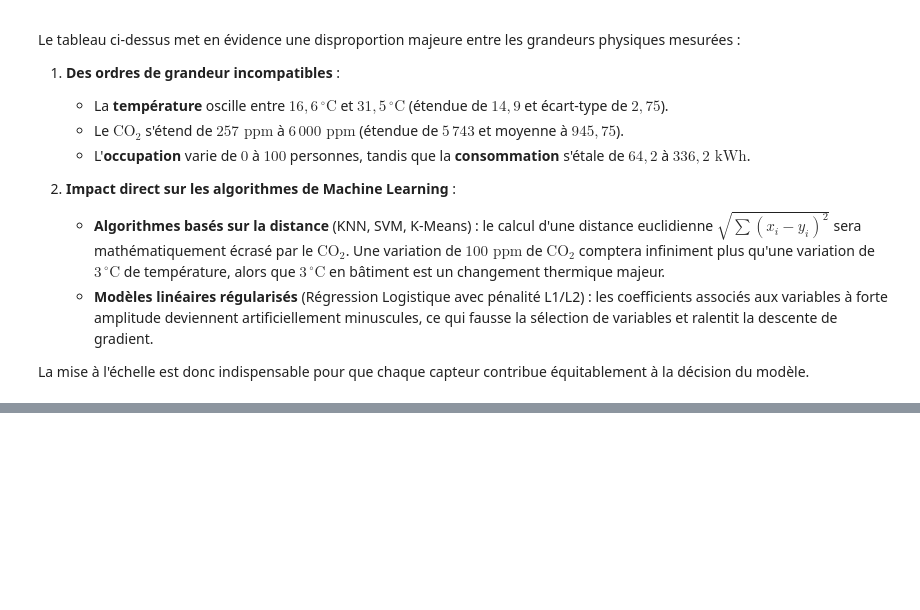
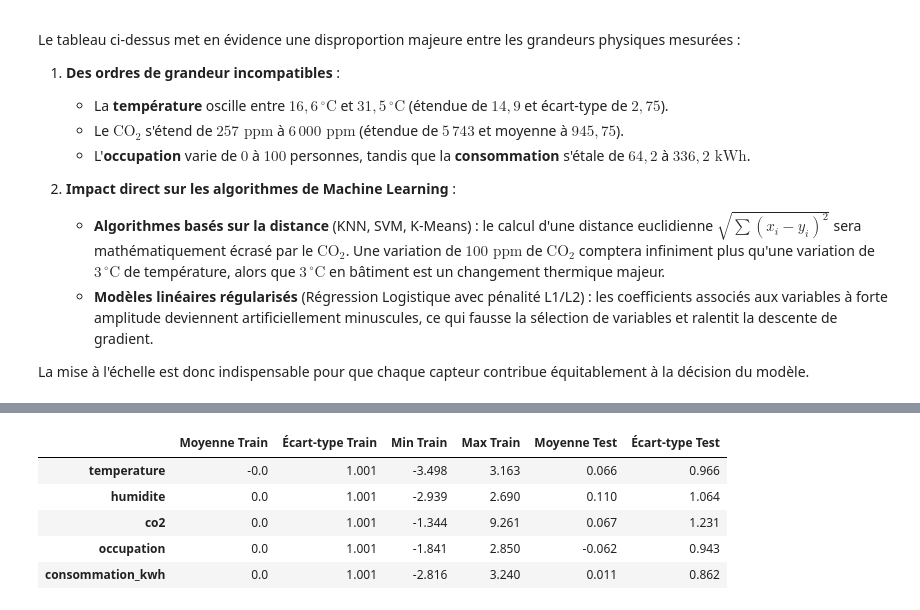
Before and after one commit to Abdouaziz2/atelier-prepa-donnees-tab, a Jupyter notebook: notebook/atelier-prepa-donnees-tab.ipynb, the cells around one changed output, grey strips where cells are left out. Saved outputs shown, nothing was run; the diff lists cells and outputs as text; code cells hidden in the pictures; blank space fills up the shorter version.

Commit message:
Partie 5 – Mise à l'échelle:2) Appliquer et justifier une technique de mise à l'échelle

```diff
--- a/notebook/atelier-prepa-donnees-tab.ipynb
+++ b/notebook/atelier-prepa-donnees-tab.ipynb
@@ -1552,0 +1569,41 @@ La mise à l'échelle est donc indispensable pour que chaque capteur contribue
+# %%
+from sklearn.preprocessing import StandardScaler
+
+# 1) Instanciation
+scaler = StandardScaler()
+
+# 2) Apprentissage des paramètres (mu, sigma) ET transformation sur X_train
+X_train_scaled = scaler.fit_transform(X_train[variables_numeriques])
+
+# 3) Transformation sur X_test avec les paramètres du train (aucun fit !)
+X_test_scaled = scaler.transform(X_test[variables_numeriques])
+
+# 4) Reconstruction sous forme de DataFrames pandas
+X_train_scaled_df = pd.DataFrame(
+    X_train_scaled,
+    columns=variables_numeriques,
+    index=X_train.index
+)
+X_test_scaled_df = pd.DataFrame(
+    X_test_scaled,
+    columns=variables_numeriques,
+    index=X_test.index
+)
+
+# 5) Vérification des statistiques après mise à l'échelle
+stats_apres = pd.DataFrame({
+    'Moyenne Train': X_train_scaled_df.mean(),
+    'Écart-type Train': X_train_scaled_df.std(),
+    'Min Train': X_train_scaled_df.min(),
+    'Max Train': X_train_scaled_df.max(),
+    'Moyenne Test': X_test_scaled_df.mean(),
+    'Écart-type Test': X_test_scaled_df.std()
+})
+display(stats_apres.round(3))
+# %% [output]
+|  | Moyenne Train | Écart-type Train | Min Train | Max Train | Moyenne Test | Écart-type Test |
+| temperature | -0.0 | 1.001 | -3.498 | 3.163 | 0.066 | 0.966 |
+| humidite | 0.0 | 1.001 | -2.939 | 2.690 | 0.110 | 1.064 |
+| co2 | 0.0 | 1.001 | -1.344 | 9.261 | 0.067 | 1.231 |
+| occupation | 0.0 | 1.001 | -1.841 | 2.850 | -0.062 | 0.943 |
+| consommation_kwh | 0.0 | 1.001 | -2.816 | 3.240 | 0.011 | 0.862 |
```
Also changed, not shown: parts of 2 cells of this notebook.
